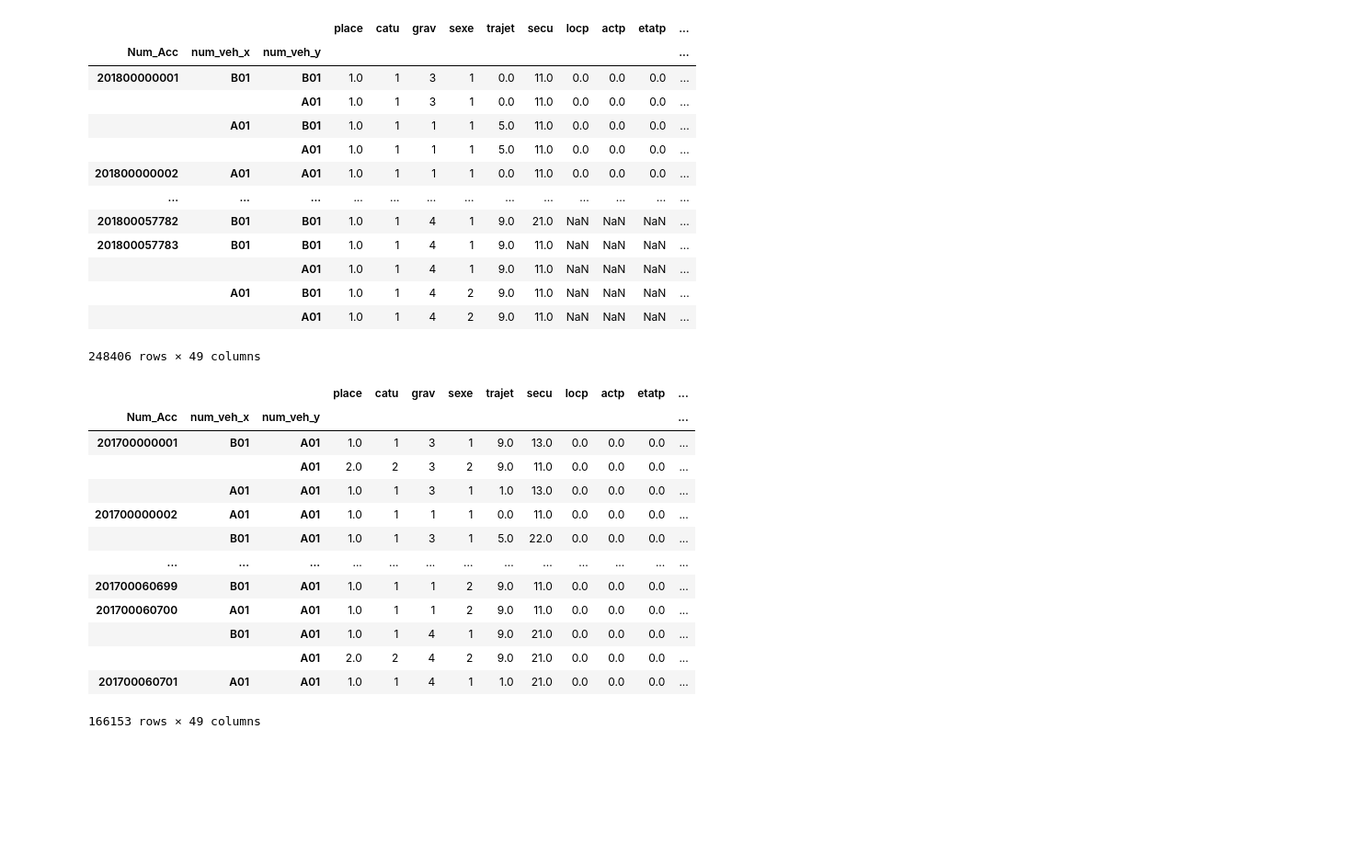
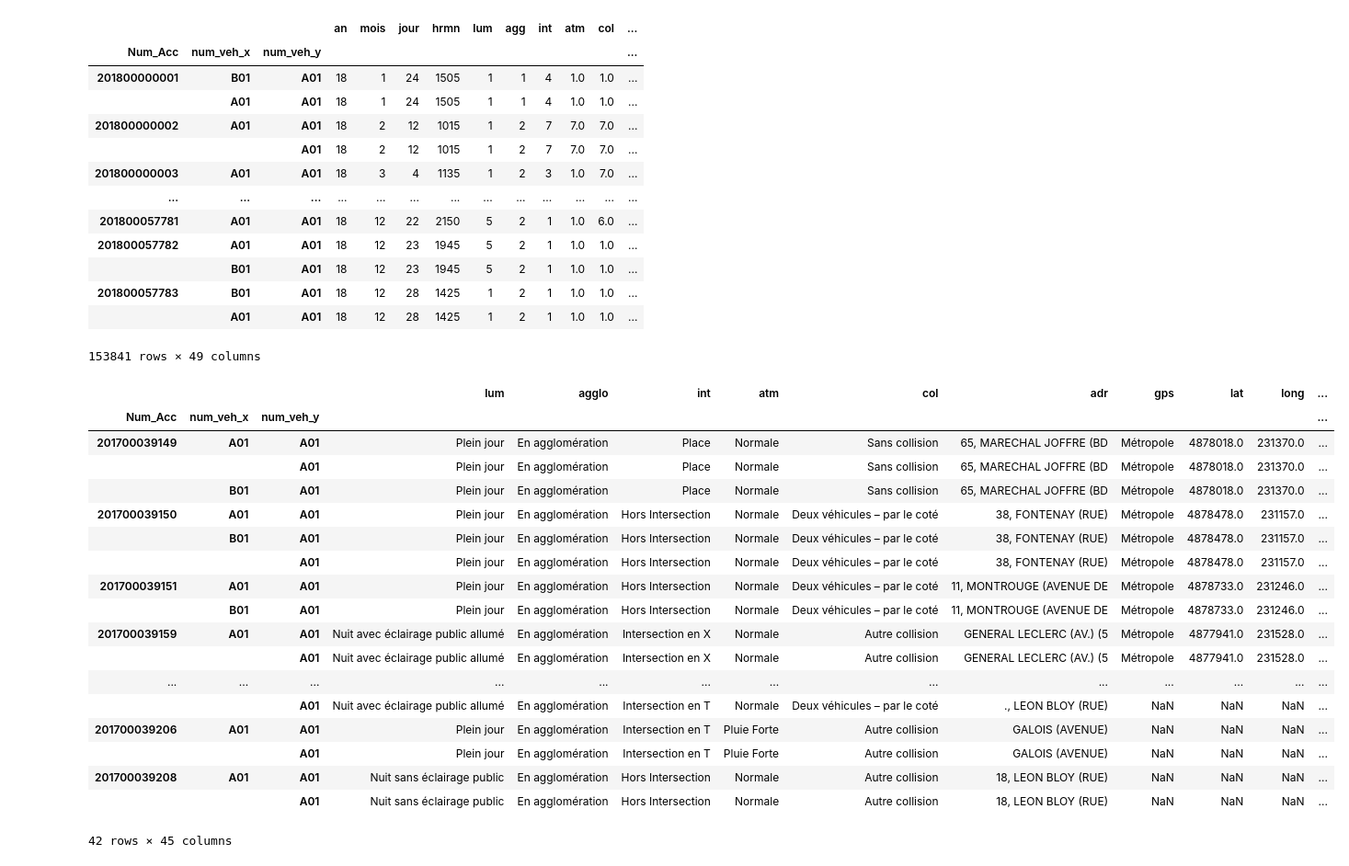
Before and after one commit to Darman09/-Data-Science-Road-Accident, a Jupyter notebook: DataAccident.ipynb, the cells around one changed output. Shown: that part at 92% size. Cells and saved outputs as stored; diff of their text form; code cells hidden in the pictures; blank space fills up the shorter version.

Commit message:
Creation Fichier Normalize pour normalisation des Int

```diff
--- a/DataAccident.ipynb
+++ b/DataAccident.ipynb
@@ -11,57 +13,57 @@ DataAccident2018lieux = pd.read_csv("données/2018/lieux-2018.csv",",",encoding=
 DataAccident2018vehicules = pd.read_csv("données/2018/vehicules-2018.csv",",",encoding='latin-1', low_memory=False)
 DataAccident2018caracteristiques = pd.read_csv("données/2018/caracteristiques-2018.csv",",",encoding='latin-1',low_memory=False)
 
-# DataAccident2018vehicules = DataAccident2018vehicules.drop(['catv', 'manv'],axis=1)
-# Merge des données de 2018 dans un seul dataset
+Data2018Frame = [DataAccident2018caracteristiques, DataAccident2018lieux, DataAccident2018vehicules, DataAccident2018usagers]
+Data2018merge = reduce(lambda left,right: pd.merge(left,right,on='Num_Acc'), Data2018Frame)
 
-data2018firstmerge = pd.merge(DataAccident2018usagers, DataAccident2018vehicules, on='Num_Acc', how='inner')
-data2018secondmerge = pd.merge(data2018firstmerge, DataAccident2018lieux, on='Num_Acc', how='inner')
-dataAccident2018 = pd.merge(data2018secondmerge, DataAccident2018caracteristiques, on='Num_Acc',how='inner')
-dataAccident2018.drop_duplicates()
-dataAccident2018 = pd.DataFrame(dataAccident2018)
-dataAccident2018.set_index(['Num_Acc','num_veh_x','num_veh_y'])
+
+# Data2018merge = pd.merge(pd.merge(DataAccident2018caracteristiques,DataAccident2018lieux, on='Num_Acc', how='inner'),pd.merge(DataAccident2018usagers,DataAccident2018vehicules, on='Num_Acc', how='inner'), on='Num_Acc', how='inner')
+# Data2018merge = normalize.normalise_carac(Data2018merge)
+Data2018merge = Data2018merge[Data2018merge['num_veh_y'] != "B01"]
+Data2018merge.set_index(['Num_Acc','num_veh_x','num_veh_y'])
 # %% [output]
-|  |  |  | place | catu | grav | sexe | trajet | secu | locp | actp | etatp | ... |
+|  |  |  | an | mois | jour | hrmn | lum | agg | int | atm | col | ... |
 | Num_Acc | num_veh_x | num_veh_y |  |  |  |  |  |  |  |  |  | ... |
-| 201800000001 | B01 | B01 | 1.0 | 1 | 3 | 1 | 0.0 | 11.0 | 0.0 | 0.0 | 0.0 | ... |
-|  |  | A01 | 1.0 | 1 | 3 | 1 | 0.0 | 11.0 | 0.0 | 0.0 | 0.0 | ... |
-|  | A01 | B01 | 1.0 | 1 | 1 | 1 | 5.0 | 11.0 | 0.0 | 0.0 | 0.0 | ... |
-|  |  | A01 | 1.0 | 1 | 1 | 1 | 5.0 | 11.0 | 0.0 | 0.0 | 0.0 | ... |
-| 201800000002 | A01 | A01 | 1.0 | 1 | 1 | 1 | 0.0 | 11.0 | 0.0 | 0.0 | 0.0 | ... |
+| 201800000001 | B01 | A01 | 18 | 1 | 24 | 1505 | 1 | 1 | 4 | 1.0 | 1.0 | ... |
+|  | A01 | A01 | 18 | 1 | 24 | 1505 | 1 | 1 | 4 | 1.0 | 1.0 | ... |
+| 201800000002 | A01 | A01 | 18 | 2 | 12 | 1015 | 1 | 2 | 7 | 7.0 | 7.0 | ... |
+|  |  | A01 | 18 | 2 | 12 | 1015 | 1 | 2 | 7 | 7.0 | 7.0 | ... |
+| 201800000003 | A01 | A01 | 18 | 3 | 4 | 1135 | 1 | 2 | 3 | 1.0 | 7.0 | ... |
 | ... | ... | ... | ... | ... | ... | ... | ... | ... | ... | ... | ... | ... |
-| 201800057782 | B01 | B01 | 1.0 | 1 | 4 | 1 | 9.0 | 21.0 | NaN | NaN | NaN | ... |
-| 201800057783 | B01 | B01 | 1.0 | 1 | 4 | 1 | 9.0 | 11.0 | NaN | NaN | NaN | ... |
-|  |  | A01 | 1.0 | 1 | 4 | 1 | 9.0 | 11.0 | NaN | NaN | NaN | ... |
-|  | A01 | B01 | 1.0 | 1 | 4 | 2 | 9.0 | 11.0 | NaN | NaN | NaN | ... |
-|  |  | A01 | 1.0 | 1 | 4 | 2 | 9.0 | 11.0 | NaN | NaN | NaN | ... |
+| 201800057781 | A01 | A01 | 18 | 12 | 22 | 2150 | 5 | 2 | 1 | 1.0 | 6.0 | ... |
+| 201800057782 | A01 | A01 | 18 | 12 | 23 | 1945 | 5 | 2 | 1 | 1.0 | 1.0 | ... |
+|  | B01 | A01 | 18 | 12 | 23 | 1945 | 5 | 2 | 1 | 1.0 | 1.0 | ... |
+| 201800057783 | B01 | A01 | 18 | 12 | 28 | 1425 | 1 | 2 | 1 | 1.0 | 1.0 | ... |
+|  | A01 | A01 | 18 | 12 | 28 | 1425 | 1 | 2 | 1 | 1.0 | 1.0 | ... |
-248406 rows × 49 columns
+153841 rows × 49 columns
 # %%
 DataAccident2017usagers = pd.read_csv("données/2017/usagers-2017.csv",",",encoding='latin-1', low_memory=False)
 DataAccident2017lieux = pd.read_csv("données/2017/lieux-2017.csv",",",encoding='latin-1',low_memory=False)
 DataAccident2017vehicules = pd.read_csv("données/2017/vehicules-2017.csv",",",encoding='latin-1', low_memory=False)
 DataAccident2017caracteristiques = pd.read_csv("données/2017/caracteristiques-2017.csv",",",encoding='latin-1',low_memory=False)
 
 
-data2017firstmerge = pd.merge(DataAccident2017usagers, DataAccident2017vehicules, on='Num_Acc', how='outer')
-data2017secondmerge = pd.merge(data2017firstmerge, DataAccident2017lieux, on='Num_Acc', how='inner')
-dataAccident2017 = pd.merge(data2017secondmerge, DataAccident2017caracteristiques, on='Num_Acc',how='inner')
-dataAccident2017= dataAccident2017[dataAccident2017['num_veh_y'] != "B01"]
-
-
-dataAccident2017 = pd.DataFrame(dataAccident2017)
-dataAccident2017.set_index(['Num_Acc','num_veh_x','num_veh_y'])
+Data2017merge = pd.merge(pd.merge(DataAccident2017caracteristiques,DataAccident2017lieux, on='Num_Acc', how='inner'),pd.merge(DataAccident2017usagers,DataAccident2017vehicules, on='Num_Acc', how='inner'), on='Num_Acc', how='inner')
+Data2017merge = Data2017merge[Data2017merge['num_veh_y'] != "B01"]
+Data2017merge = normalize.normalise_carac(Data2017merge)
+Data2017merge.set_index(['Num_Acc','num_veh_x','num_veh_y'])
 # %% [output]
-|  |  |  | place | catu | grav | sexe | trajet | secu | locp | actp | etatp | ... |
+|  |  |  | lum | agglo | int | atm | col | adr | gps | lat | long | ... |
 | Num_Acc | num_veh_x | num_veh_y |  |  |  |  |  |  |  |  |  | ... |
-| 201700000001 | B01 | A01 | 1.0 | 1 | 3 | 1 | 9.0 | 13.0 | 0.0 | 0.0 | 0.0 | ... |
-|  |  | A01 | 2.0 | 2 | 3 | 2 | 9.0 | 11.0 | 0.0 | 0.0 | 0.0 | ... |
-|  | A01 | A01 | 1.0 | 1 | 3 | 1 | 1.0 | 13.0 | 0.0 | 0.0 | 0.0 | ... |
-| 201700000002 | A01 | A01 | 1.0 | 1 | 1 | 1 | 0.0 | 11.0 | 0.0 | 0.0 | 0.0 | ... |
-|  | B01 | A01 | 1.0 | 1 | 3 | 1 | 5.0 | 22.0 | 0.0 | 0.0 | 0.0 | ... |
+| 201700039149 | A01 | A01 | Plein jour | En agglomération | Place | Normale | Sans collision | 65, MARECHAL JOFFRE (BD | Métropole | 4878018.0 | 231370.0 | ... |
+|  |  | A01 | Plein jour | En agglomération | Place | Normale | Sans collision | 65, MARECHAL JOFFRE (BD | Métropole | 4878018.0 | 231370.0 | ... |
+|  | B01 | A01 | Plein jour | En agglomération | Place | Normale | Sans collision | 65, MARECHAL JOFFRE (BD | Métropole | 4878018.0 | 231370.0 | ... |
+| 201700039150 | A01 | A01 | Plein jour | En agglomération | Hors Intersection | Normale | Deux véhicules – par le coté | 38, FONTENAY (RUE) | Métropole | 4878478.0 | 231157.0 | ... |
+|  | B01 | A01 | Plein jour | En agglomération | Hors Intersection | Normale | Deux véhicules – par le coté | 38, FONTENAY (RUE) | Métropole | 4878478.0 | 231157.0 | ... |
+|  |  | A01 | Plein jour | En agglomération | Hors Intersection | Normale | Deux véhicules – par le coté | 38, FONTENAY (RUE) | Métropole | 4878478.0 | 231157.0 | ... |
+| 201700039151 | A01 | A01 | Plein jour | En agglomération | Hors Intersection | Normale | Deux véhicules – par le coté | 11, MONTROUGE (AVENUE DE | Métropole | 4878733.0 | 231246.0 | ... |
+|  | B01 | A01 | Plein jour | En agglomération | Hors Intersection | Normale | Deux véhicules – par le coté | 11, MONTROUGE (AVENUE DE | Métropole | 4878733.0 | 231246.0 | ... |
+| 201700039159 | A01 | A01 | Nuit avec éclairage public allumé | En agglomération | Intersection en X | Normale | Autre collision | GENERAL LECLERC (AV.) (5 | Métropole | 4877941.0 | 231528.0 | ... |
+|  |  | A01 | Nuit avec éclairage public allumé | En agglomération | Intersection en X | Normale | Autre collision | GENERAL LECLERC (AV.) (5 | Métropole | 4877941.0 | 231528.0 | ... |
 | ... | ... | ... | ... | ... | ... | ... | ... | ... | ... | ... | ... | ... |
-| 201700060699 | B01 | A01 | 1.0 | 1 | 1 | 2 | 9.0 | 11.0 | 0.0 | 0.0 | 0.0 | ... |
-| 201700060700 | A01 | A01 | 1.0 | 1 | 1 | 2 | 9.0 | 11.0 | 0.0 | 0.0 | 0.0 | ... |
-|  | B01 | A01 | 1.0 | 1 | 4 | 1 | 9.0 | 21.0 | 0.0 | 0.0 | 0.0 | ... |
-|  |  | A01 | 2.0 | 2 | 4 | 2 | 9.0 | 21.0 | 0.0 | 0.0 | 0.0 | ... |
-| 201700060701 | A01 | A01 | 1.0 | 1 | 4 | 1 | 1.0 | 21.0 | 0.0 | 0.0 | 0.0 | ... |
+|  |  | A01 | Nuit avec éclairage public allumé | En agglomération | Intersection en T | Normale | Deux véhicules – par le coté | ., LEON BLOY (RUE) | NaN | NaN | NaN | ... |
+| 201700039206 | A01 | A01 | Plein jour | En agglomération | Intersection en T | Pluie Forte | Autre collision | GALOIS (AVENUE) | NaN | NaN | NaN | ... |
+|  |  | A01 | Plein jour | En agglomération | Intersection en T | Pluie Forte | Autre collision | GALOIS (AVENUE) | NaN | NaN | NaN | ... |
+| 201700039208 | A01 | A01 | Nuit sans éclairage public | En agglomération | Hors Intersection | Normale | Autre collision | 18, LEON BLOY (RUE) | NaN | NaN | NaN | ... |
+|  |  | A01 | Nuit sans éclairage public | En agglomération | Hors Intersection | Normale | Autre collision | 18, LEON BLOY (RUE) | NaN | NaN | NaN | ... |
-166153 rows × 49 columns
+42 rows × 45 columns
```
Also changed, not shown: parts of 6 cells of this notebook, 1 other file.
